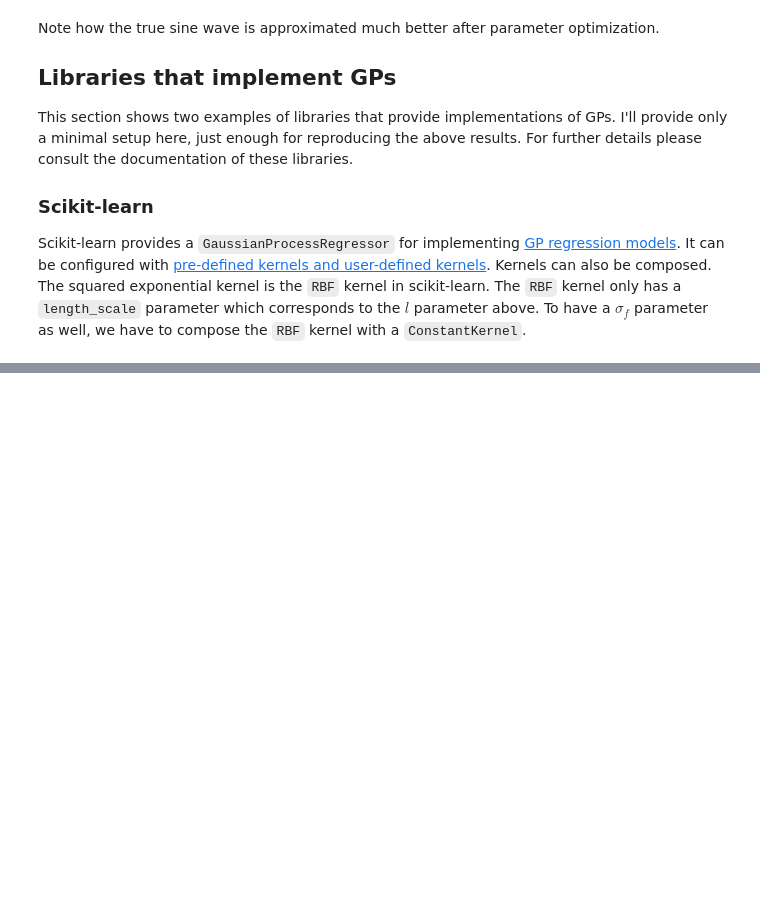
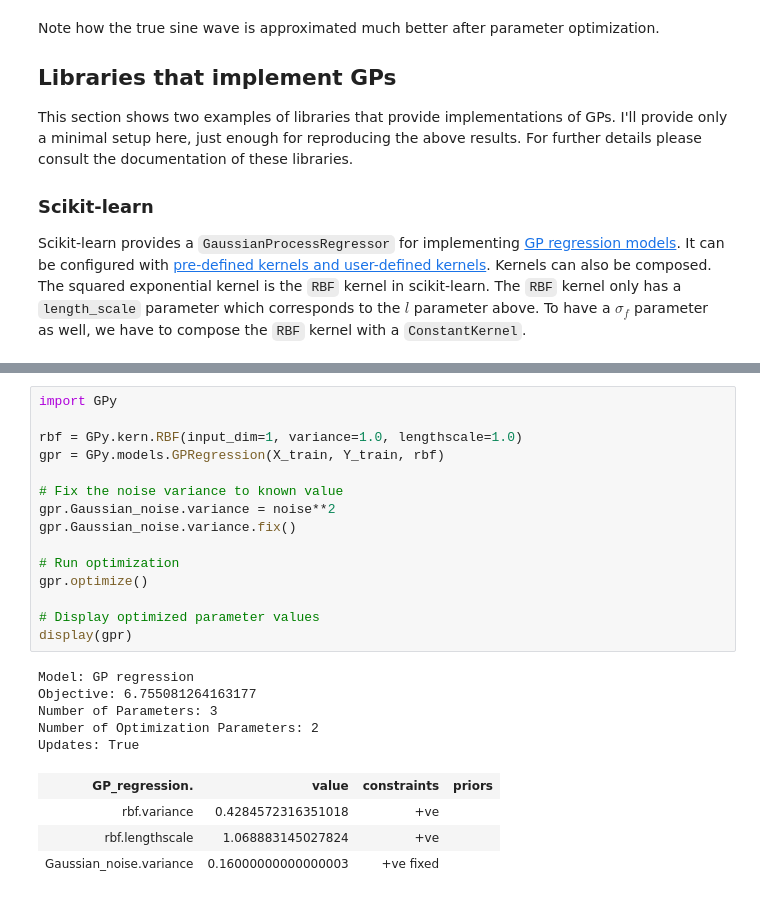
Before and after one commit to IvanHalim/numerical-recipes, a Jupyter notebook: 13. Gaussian Processes/1. Gaussian Processes.ipynb, the cells around one changed output, grey strips where cells are left out. Drawn from its saved outputs; the diff is of its cells as text; blank space fills up the shorter version.

```diff
--- a/13. Gaussian Processes/1. Gaussian Processes.ipynb
+++ b/13. Gaussian Processes/1. Gaussian Processes.ipynb
@@ -353,0 +358,25 @@ plot_gp(mu_s, cov_s, X, X_train=X_train, Y_train=Y_train)
+# %%
+import GPy
+
+rbf = GPy.kern.RBF(input_dim=1, variance=1.0, lengthscale=1.0)
+gpr = GPy.models.GPRegression(X_train, Y_train, rbf)
+
+# Fix the noise variance to known value
+gpr.Gaussian_noise.variance = noise**2
+gpr.Gaussian_noise.variance.fix()
+
+# Run optimization
+gpr.optimize()
+
+# Display optimized parameter values
+display(gpr)
+# %% [output]
+Model: GP regression
+Objective: 6.755081264163177
+Number of Parameters: 3
+Number of Optimization Parameters: 2
+Updates: True
+| GP_regression. | value | constraints | priors |
+| rbf.variance | 0.4284572316351018 | +ve |  |
+| rbf.lengthscale | 1.068883145027824 | +ve |  |
+| Gaussian_noise.variance | 0.16000000000000003 | +ve fixed |  |
```
Also changed, not shown: parts of 10 cells of this notebook.
